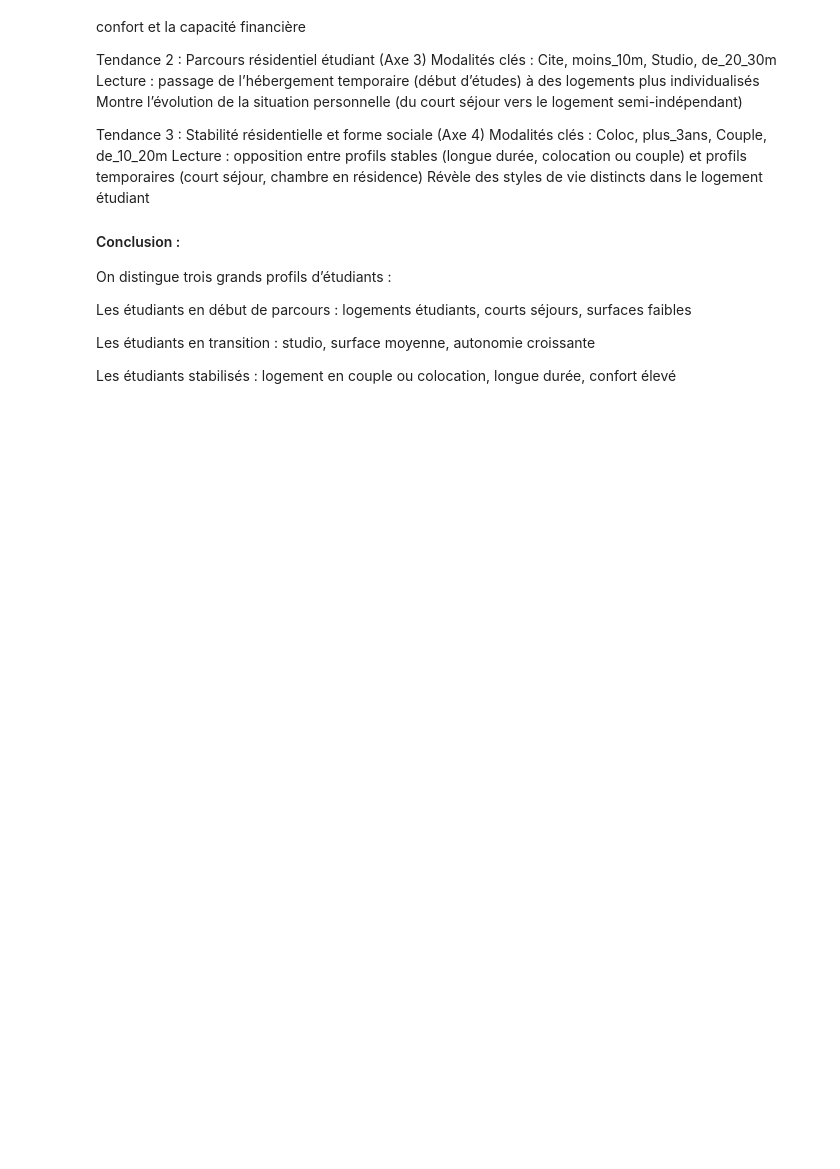
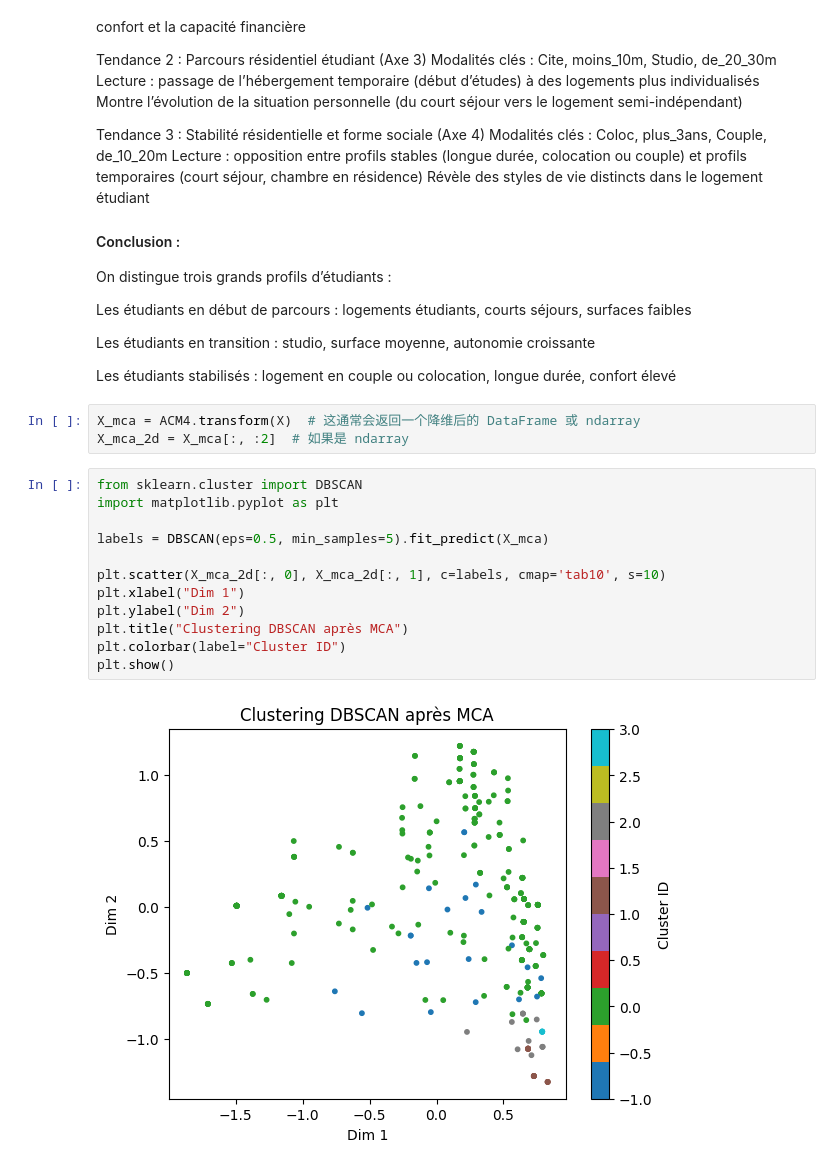
Before and after one commit to Nimoonest/-, a Jupyter notebook: Les étudiants et le logement.ipynb, the cells around one changed output. Drawn from its saved outputs; the diff is of its cells as text; blank space fills up the shorter version.

```diff
--- a/Les étudiants et le logement.ipynb
+++ b/Les étudiants et le logement.ipynb
@@ -547,3 +547,20 @@ Les étudiants en début de parcours : logements étudiants, courts séjours, su
 Les étudiants en transition : studio, surface moyenne, autonomie croissante
 
 Les étudiants stabilisés : logement en couple ou colocation, longue durée, confort élevé
+# %%
+X_mca = ACM4.transform(X)  # 这通常会返回一个降维后的 DataFrame 或 ndarray
+X_mca_2d = X_mca[:, :2]  # 如果是 ndarray
+# %%
+from sklearn.cluster import DBSCAN
+import matplotlib.pyplot as plt
+
+labels = DBSCAN(eps=0.5, min_samples=5).fit_predict(X_mca)
+
+plt.scatter(X_mca_2d[:, 0], X_mca_2d[:, 1], c=labels, cmap='tab10', s=10)
+plt.xlabel("Dim 1")
+plt.ylabel("Dim 2")
+plt.title("Clustering DBSCAN après MCA")
+plt.colorbar(label="Cluster ID")
+plt.show()
+# %% [output]
+[figure, added]
```
Also changed, not shown: parts of 28 cells of this notebook.
